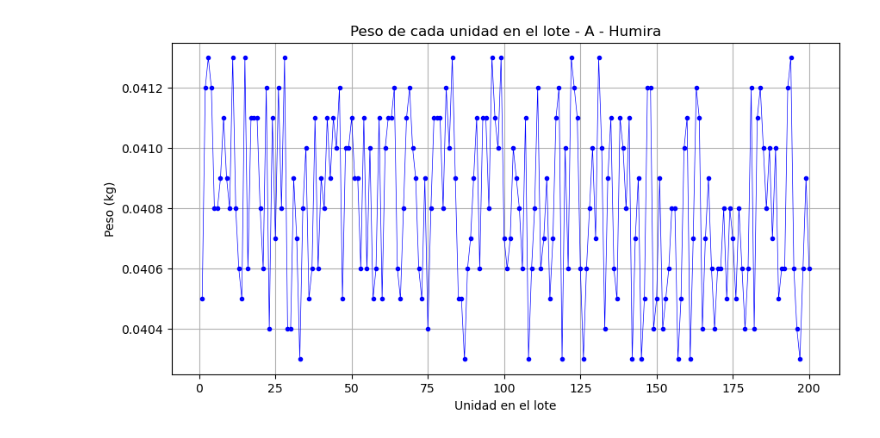
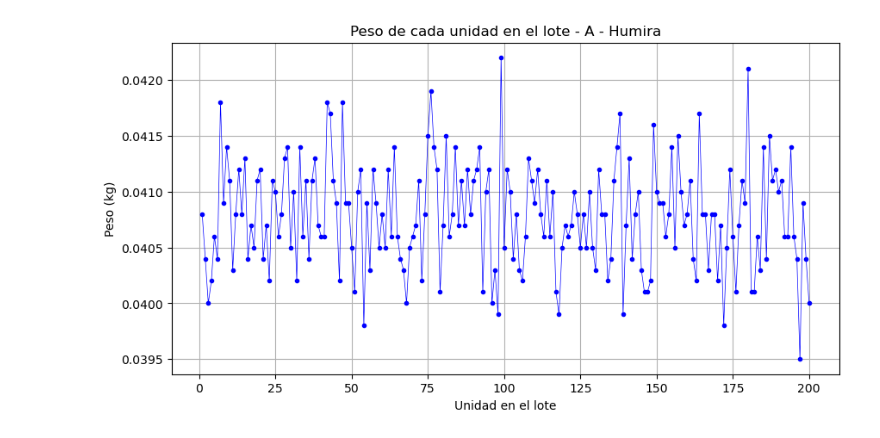
Before and after one commit to CatoXP/Proyecto-Insumos-, a Jupyter notebook: Punto de A y B.ipynb, the cells around one changed output. Saved outputs shown, nothing was run; the diff lists cells and outputs as text; code cells hidden in the pictures.

```diff
--- a/Punto de A y B.ipynb
+++ b/Punto de A y B.ipynb
@@ -5,79 +5,78 @@ import random
 import matplotlib.pyplot as plt
 from datetime import datetime
 
-# Base de datos de medicamentos comunes y costosos en Mexico
+# Base de datos de medicamentos comunes y costosos en México según datos en laboratorios farmaceuticos privados
 MEDICAMENTOS = {
     "Humira": {
         "peso_base": 0.0408,
-        "variacion": 0.0005,   # Reducido de 0.001
+        "variacion": 0.0005,
         "precio_aproximado": 32000,
         "uso": "Artritis reumatoide",
         "incidencia": 0.002
     },
     "Keytruda": {
         "peso_base": 0.100,
-        "variacion": 0.001,    # Reducido de 0.002
+        "variacion": 0.001,
         "precio_aproximado": 89000,
         "uso": "Inmunoterapia contra cáncer",
         "incidencia": 0.001
     },
     "Remicade": {
         "peso_base": 0.200,
-        "variacion": 0.0015,   # Reducido de 0.003
+        "variacion": 0.0015,
         "precio_aproximado": 28000,
         "uso": "Enfermedades autoinmunes",
         "incidencia": 0.0015
     },
     "Avastin": {
         "peso_base": 0.160,
-        "variacion": 0.001,    # Reducido de 0.002
+        "variacion": 0.001,
         "precio_aproximado": 15000,
         "uso": "Tratamiento oncológico",
         "incidencia": 0.0008
     },
     "Enbrel": {
         "peso_base": 0.050,
-        "variacion": 0.0005,   # Reducido de 0.001
+        "variacion": 0.0005,
         "precio_aproximado": 12000,
         "uso": "Artritis reumatoide",
         "incidencia": 0.001
     },
     "Losartan": {
         "peso_base": 0.025,
-        "variacion": 0.0005,   # Reducido de 0.001
+        "variacion": 0.0005,
         "precio_aproximado": 400,
         "uso": "Hipertensión",
         "incidencia": 0.1
     },
     "Metformina": {
         "peso_base": 0.500,
-        "variacion": 0.0025,   # Reducido de 0.005
+        "variacion": 0.0025,
         "precio_aproximado": 150,
         "uso": "Diabetes tipo 2",
         "incidencia": 0.08
     },
     "Levotiroxina": {
         "peso_base": 0.075,
-        "variacion": 0.0005,   # Reducido de 0.001
+        "variacion": 0.0005,
         "precio_aproximado": 200,
         "uso": "Hipotiroidismo",
         "incidencia": 0.04
     }
 }
 
-# Datos de población y crecimiento
-poblacion_iztapalapa_2023 = 1850000
+# defino variables y su tasa de crecimiento
+poblacion_iztapalapa_2023 = 1900000
 tasa_crecimiento_anual = 0.015
 
-def proyeccion_consumo_medicamentos():
-    """
-    Calcula la proyección del consumo de cada medicamento para el año 2024 en centros de salud de Iztapalapa usando pandas.
-    """
-    poblacion_2024 = poblacion_iztapalapa_2023 * (1 + tasa_crecimiento_anual)
+def proyeccion_consumo_medicamentos(tasa_crecimiento=0.015): # Calcula la proyección del consumo de cada medicamento para el año 2024 con la poblacion de Iztapalapa
 
+    poblacion_2024 = poblacion_iztapalapa_2023 * (1 + tasa_crecimiento)
     df_medicamentos = pd.DataFrame.from_dict(MEDICAMENTOS, orient='index')
     df_medicamentos['uso_estimado_2024'] = (poblacion_2024 * df_medicamentos['incidencia']).astype(int)
     df_medicamentos['costo_anual_aproximado'] = df_medicamentos['uso_estimado_2024'] * df_medicamentos['precio_aproximado']
+
+    df_medicamentos.to_csv('proyeccion_consumo_2024.csv', index=False)
 
     print(f"Proyección de Consumo de Medicamentos en Iztapalapa para 2024")
     print("=" * 50)
@@ -85,22 +84,24 @@ def proyeccion_consumo_medicamentos():
     print("\nDatos de consumo proyectado por medicamento:\n")
     print(df_medicamentos[['uso', 'uso_estimado_2024', 'precio_aproximado', 'costo_anual_aproximado']])
 
-    return df_medicamentos<
+    return df_medicamentos
 
 def generar_muestra_medicamentos(medicamento, n_muestras=200):
-    """
-    Genera una muestra aleatoria de pesos de medicamentos.
-    """
+    #Genera una muestra aleatoria de pesos de medicamentos con distribución normal
     med_info = MEDICAMENTOS[medicamento]
     peso_base = med_info["peso_base"]
     variacion = med_info["variacion"]
+    return np.random.normal(loc=peso_base, scale=variacion, size=n_muestras).round(4).tolist()
 
-    return [round(random.uniform(peso_base - variacion, peso_base + variacion), 4) for _ in range(n_muestras)]
+def verificar_diferencia_peso(peso_estimado, peso_real, tolerancia=0.01): # Verifica si hay discrepancias significativas entre pesos generados
 
-def analizar_punto_control(nombre_punto, medicamento, pesos):
-    """
-    Realiza el análisis estadístico para un punto de control y genera una gráfica lineal de pesos.
-    """
+    diferencia = abs(peso_real - peso_estimado)
+    if diferencia > tolerancia:
+        print(f"⚠️ Alerta: Diferencia de peso detectada: {diferencia:.4f} kg")
+    return diferencia
+
+def analizar_punto_control(nombre_punto, medicamento, pesos): # Genera el analisis estadistico de tanto pesos, el promedio, total delas muestras y la desviacion estandar
+
     peso_total = sum(pesos)
     peso_promedio = np.mean(pesos)
     desviacion_std = np.std(pesos)
@@ -117,7 +118,12 @@ def analizar_punto_control(nombre_punto, medicamento, pesos):
     print(f"Peso total del lote (200 unidades): {peso_lote_aprox:.4f} kg ({peso_lote_aprox*1000:.1f} g)")
     print(f"Desviación estándar: {desviacion_std:.4f} kg ({desviacion_std*1000:.1f} g)")
 
-    plt.figure(figsize=(10, 5))
+
+    peso_estimado = MEDICAMENTOS[medicamento]['peso_base'] * 200 # Verificar discrepancias, si pasa de la desviacion estandar
+    verificar_diferencia_peso(peso_estimado, peso_lote_aprox)
+
+
+    plt.figure(figsize=(10, 5)) # Gráfica de 200 muestras, "pesos"
     plt.plot(range(1, len(pesos) + 1), pesos, marker='o', color='b', linestyle='-', linewidth=0.5, markersize=3)
     plt.title(f"Peso de cada unidad en el lote - {nombre_punto} - {medicamento}")
     plt.xlabel("Unidad en el lote")
@@ -125,11 +131,17 @@ def analizar_punto_control(nombre_punto, medicamento, pesos):
     plt.grid(True)
     plt.show()
 
-def main():
-    # Mostrar proyección de consumo de medicamentos para 2024
+
+    plt.hist(pesos, bins=10, color='skyblue', edgecolor='black') # Gráfica por distribucion de pesos
+    plt.title(f"Distribución de pesos - {nombre_punto} - {medicamento}")
+    plt.xlabel("Peso (kg)")
+    plt.ylabel("Frecuencia")
+    plt.grid(True)
+    plt.show()
+
+def main(): #Flujo principal del programa
+
     df_medicamentos = proyeccion_consumo_medicamentos()
-
-    # Solo puntos A y B
     puntos = ['A', 'B']
 
     print("\nAnálisis de Control de Calidad de Medicamentos")
@@ -139,17 +151,12 @@ def main():
     for medicamento in MEDICAMENTOS:
         print(f"\n{'='*20} {medicamento} {'='*20}")
 
-        # Punto de control A
-        muestra = generar_muestra_medicamentos(medicamento)
-        analizar_punto_control('A', medicamento, muestra)
-
-        # Punto de control B
-        muestra = generar_muestra_medicamentos(medicamento)
-        analizar_punto_control('B', medicamento, muestra)
+        for punto in puntos:
+            muestra = generar_muestra_medicamentos(medicamento)
+            analizar_punto_control(punto, medicamento, muestra)
 
 if __name__ == "__main__":
     main()
-
 
 # Este código se hizo a fines educativos para el Proyecto Prototipico
 # Fuentes:
@@ -177 +184 @@ Desviación estándar: 0.0003 kg (0.3 g)
-[figure, old version]
+[figure, new version]
```
Also changed, not shown: parts of 1 cell of this notebook, 1 other file.
